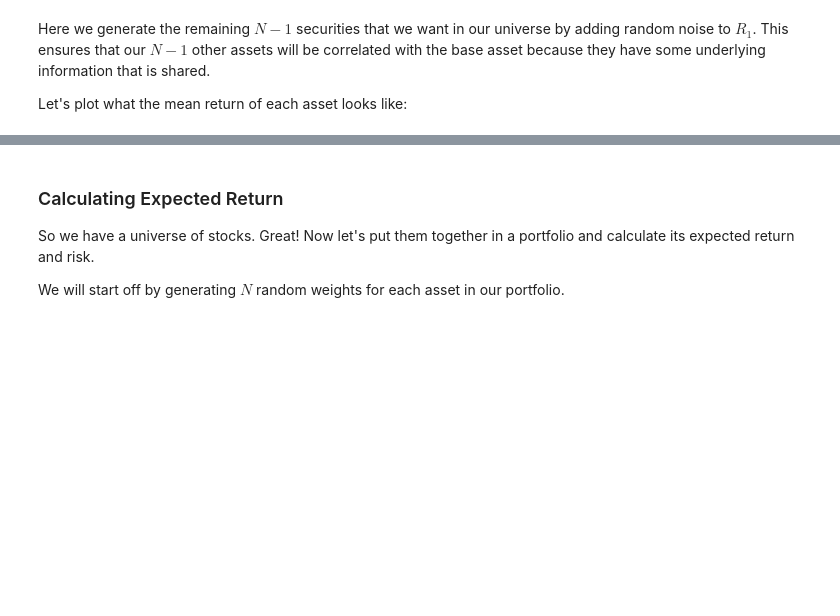
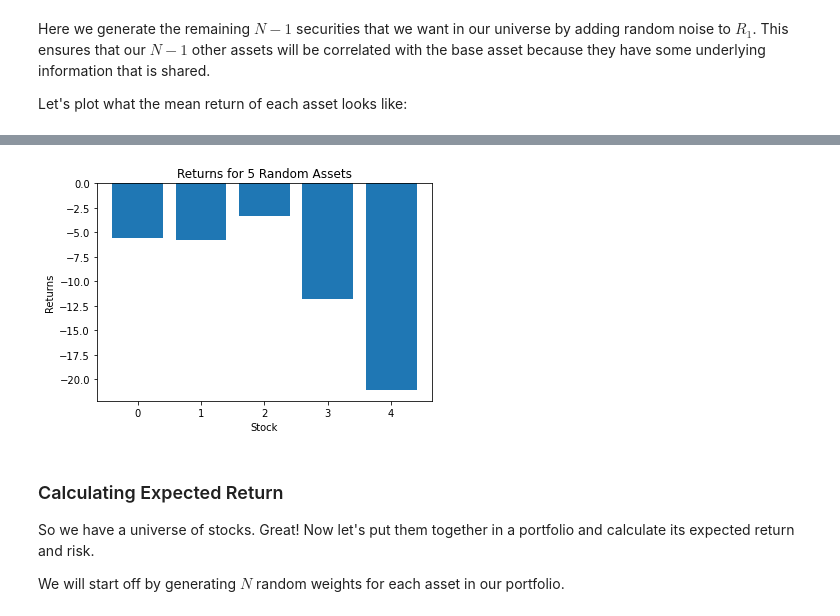
Before and after one commit to gabotachak/AlgorithmsUN2021I, a Jupyter notebook: Lab 1/Lecture 3.ipynb, the cells around one changed output, grey strips where cells are left out. Cells and saved outputs as stored; diff of their text form; code cells hidden in the pictures; blank space fills up the shorter version.

```diff
--- a/Lab 1/Lecture 3.ipynb
+++ b/Lab 1/Lecture 3.ipynb
@@ -126,6 +207,11 @@ Let's simulate a universe of stocks using NumPy's functions. First we need to cr
 N = 10
 assets = np.zeros((N, 100))
 returns = np.zeros((N, 100))
+# %%
+# My example:
+my_N = 5
+my_assets = np.zeros((my_N, 100))
+my_returns = np.zeros((my_N, 100))
 # %% [markdown]
 This function, `zeroes()`, creates a NumPy array with the given dimensions that is entirely filled in with $0$. We can pass a single value or a tuple of as many dimensions as we like. Passing in the tuple `(N, 100)`, will return a two-dimensional array with $N$ rows and $100$ columns. Our result is a $N \times 100$ array.
 
@@ -134,6 +220,11 @@ Now we will simulate a base asset. We want the universe of stocks to be correlat
 R_1 = np.random.normal(1.01, 0.03, 100)
 returns[0] = R_1
 assets[0] = np.cumprod(R_1)
+# %%
+# My example:
+my_R_1 = np.random.normal(0.92, 0.13, 100)
+my_returns[0] = my_R_1
+my_assets[0] = np.cumprod(my_R_1)
 # %% [markdown]
 The `random` module in NumPy is exceedingly useful. It contains methods for sampling from many different probability distributions, some of which are covered in the [random variables lecture](https://www.quantopian.com/lectures/random-variables) in the Quantopian lecture series. In this case we draw $N = 100$ random samples from a normal distribution with mean $1.01$ and standard deviation $0.03$. We treat these as the daily percentage returns of our asset and take the cumulative product of these samples to get the current price.
 
@@ -149,6 +240,16 @@ for i in range(1, N):
 
 mean_returns = [(np.mean(R) - 1)*100 for R in returns]
 return_volatilities = [np.std(R) for R in returns]
+# %%
+# My example:
+# Generate assets that are correlated with R_1
+for i in range(1, my_N):
+    my_R_i = my_R_1 + np.random.normal(0.025, 0.72, 100)
+    my_returns[i] = my_R_i # Set each row of returns equal to the new R_i array
+    my_assets[i] = np.cumprod(my_R_i)
+
+my_mean_returns = [(np.mean(my_R) - 1)*100 for my_R in my_returns]
+my_return_volatilities = [np.std(my_R) for my_R in my_returns]
 # %% [markdown]
 Here we generate the remaining $N - 1$ securities that we want in our universe by adding random noise to $R_1$. This ensures that our $N - 1$ other assets will be correlated with the base asset because they have some underlying information that is shared.
 
@@ -163,3 +264,11 @@ plt.title('Returns for {0} Random Assets'.format(N));
+# %%
+# My example:
+plt.bar(np.arange(len(my_mean_returns)), my_mean_returns)
+plt.xlabel('Stock')
+plt.ylabel('Returns')
+plt.title('Returns for {0} Random Assets'.format(my_N));
+# %% [output]
+[figure, added]
 # %% [markdown]
 ### Calculating Expected Return
 
```
Also changed, not shown: parts of 61 cells of this notebook, 1 other file.
